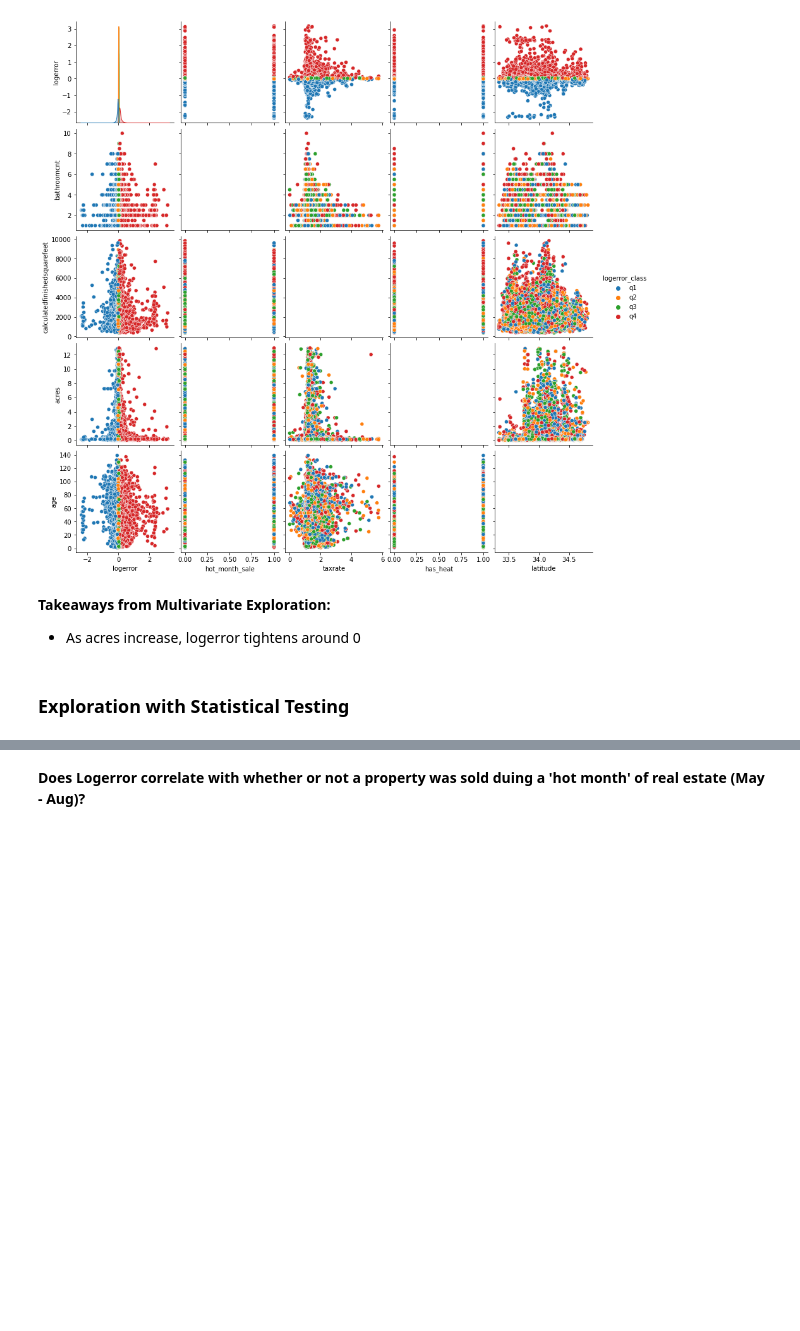
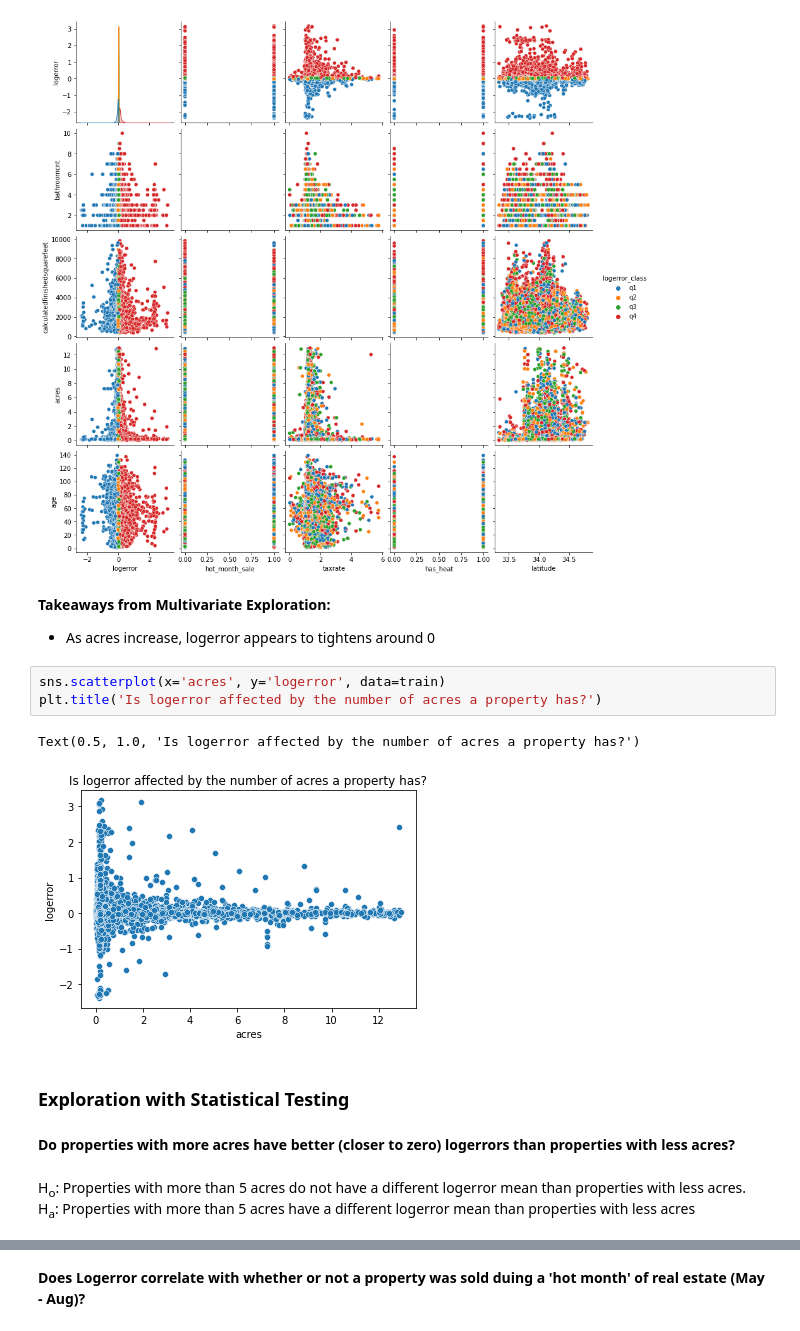
Before and after one commit to Gabriela-and-Justin/Zillow-Clustering-Project, a Jupyter notebook: Final_Report_Zillow.ipynb, the cells around one changed output, grey strips where cells are left out. Drawn from its saved outputs; the diff is of its cells as text; blank space fills up the shorter version.

```diff
--- a/Final_Report_Zillow.ipynb
+++ b/Final_Report_Zillow.ipynb
@@ -338,6 +345,17 @@ sns.pairplot(data = train, hue = 'logerror_class',
 [figure]
 # %% [markdown]
 **Takeaways from Multivariate Exploration:**
-- As acres increase, logerror tightens around 0
+- As acres increase, logerror appears to tightens around 0
+# %%
+sns.scatterplot(x='acres', y='logerror', data=train)
+plt.title('Is logerror affected by the number of acres a property has?')
+# %% [output]
+Text(0.5, 1.0, 'Is logerror affected by the number of acres a property has?')
+[figure, added]
 # %% [markdown]
 ### Exploration with Statistical Testing
+# %% [markdown]
+**Do properties with more acres have better (closer to zero) logerrors than properties with less acres?**
+# %% [markdown]
+H<sub>o</sub>: Properties with more than 5 acres do not have a different logerror mean than properties with less acres.<br>
+H<sub>a</sub>: Properties with more than 5 acres have a different logerror mean than properties with less acres
```
Also changed, not shown: parts of 54 cells of this notebook.
